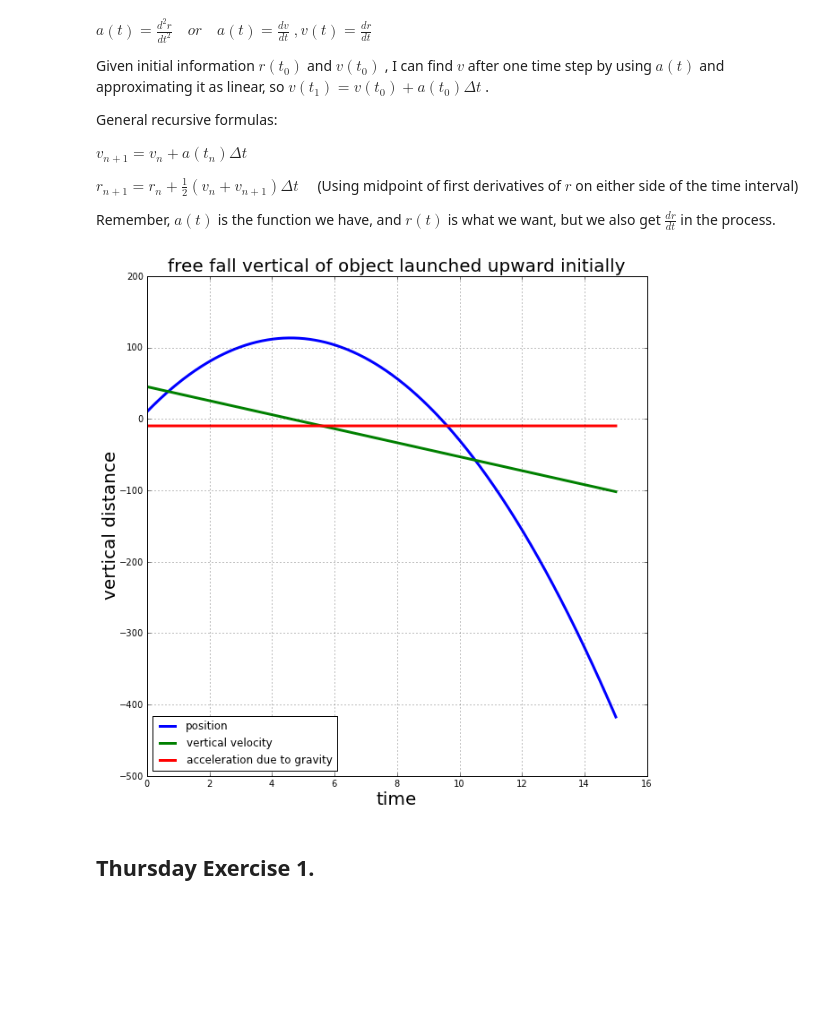
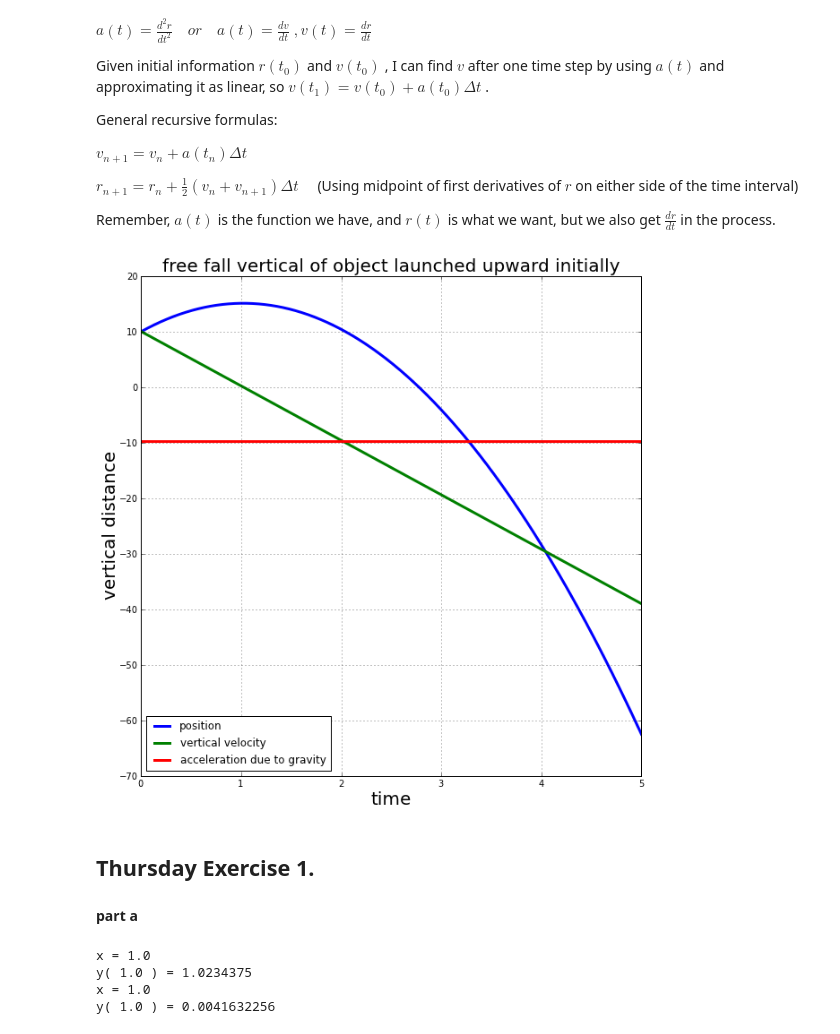
Before and after one commit to kbouch/PHYS202-S13, a Jupyter notebook: Week7/ODE-Ex6.ipynb, the cells around one changed output. Drawn from its saved outputs; the diff is of its cells as text; code cells hidden in the pictures; blank space fills up the shorter version.

```diff
--- a/Week7/ODE-Ex6.ipynb
+++ b/Week7/ODE-Ex6.ipynb
@@ -26,6 +26,12 @@ Remember, $a(t)$ is the function we have, and $r(t)$ is what we want, but we als
 import numpy as np
 
 def euler_mid_odesolve(deriv,init_cond,t):
+    """ deriv is a callable function that returns the value of the highest derivative of
+    the unknown function at a certain t. deriv must accept inputs t, and then the first order derivative
+    through the second highest derivative evaluated at t. The initial conditions go from the inital
+    value of the unknown function up to the initial value of its second highest order derivative
+    compared to the highest order derivative appearing in the ode, (which is deriv)
+    """
 
     k = len(init_cond)
 
@@ -36,49 +42,63 @@ def euler_mid_odesolve(deriv,init_cond,t):
         current_vals[i] = init_cond[i]
         result_sol[0,i] = init_cond[i]
 
+    deriv_val = deriv(t[0],*current_vals[:k])
+    current_vals[k] = deriv_val
+    result_sol[0,k] = deriv_val
+
+
     new_vals = [0]*(k+1)
 
-    for nn in range(len(t)-1):
-        top_deriv_val = deriv(t[nn])
-        result_sol[nn,k] = top_deriv_val
+    for nn in range(1,len(t)):
+        dt = t[nn] - t[nn-1]
 
-        dt = t[nn+1] - t[nn]
-        new_vals[k-1] = current_vals[k-1] + top_deriv_val*dt
-        result_sol[nn+1,k-1] = new_vals[k-1]
+        new_vals[k-1] = current_vals[k-1] + current_vals[k]*dt
+        result_sol[nn,k-1] = new_vals[k-1]
+
         for jj in range(k-1,0,-1):
             new_vals[jj-1] = current_vals[jj-1] + (0.5)*(current_vals[jj] + new_vals[jj])*dt
-            result_sol[nn+1,jj-1] = new_vals[jj-1]
+            result_sol[nn,jj-1] = new_vals[jj-1]
+
+        new_vals[k] = deriv(t[nn],*new_vals[:k])
+        result_sol[nn,k] = new_vals[k]
 
         current_vals = new_vals
 
 
-    top_deriv_val = deriv(t[-1])
-    result_sol[-1,k] = top_deriv_val
-
     return result_sol
 
 
-d2xdt2 = lambda t: -9.8
 
-t = np.arange(0.,15.,0.001)
-sol = euler_mid_odesolve(d2xdt2,[10.,45.],t)
+
+
+def d2xdt2(t,x,dxdt):
+    return -9.8
+
+t = np.arange(0.,5.,0.001)
+sol = euler_mid_odesolve(d2xdt2,[10.,10.],t)
+
+
+
+
 
 fig1 = gcf()
 fig1 = figure(figsize=(10.0,10.0))
 ax1 = gca()
 
 pa = ax1.plot(t,sol[:,0],'b-',label='position',lw=3.)
 pb = ax1.plot(t,sol[:,1],'g-',label='vertical velocity',lw=3.)
 pc = ax1.plot(t,sol[:,2],'r-',label='acceleration due to gravity',lw=3.)
 
 title('free fall vertical of object launched upward initially',fontsize=20)
 xlabel('time',fontsize=20)
 ylabel('vertical distance',fontsize=20)
 legend(loc=3)
 grid()
 
 show()
 # %% [output]
-[figure, old version]
+[figure, new version]
 # %% [markdown]
 ## Thursday Exercise 1.
+# %% [markdown]
+__part a__
@@ -84,0 +144,19 @@ show()
+# %%
+def dydx(x,y):
+    return x+(2*y)
+
+x1 = np.arange(0.,5.25,0.25)
+x2 = np.arange(0.,5.02,0.02)
+
+sol_plain_euler_1 = euler_odesolve(dydx,[0],x1)
+print 'x =',x1[4]
+print 'y(',x1[4],') =',sol_plain_euler_1[5,0]
+
+sol_plain_euler_2 = euler_odesolve(dydx,[0],x2)
+print 'x =',x2[50]
+print 'y(',x2[50],') =',sol_plain_euler_2[5,0]
+# %% [output]
+x = 1.0
+y( 1.0 ) = 1.0234375
+x = 1.0
+y( 1.0 ) = 0.0041632256
```
Also changed, not shown: parts of 10 cells of this notebook.
